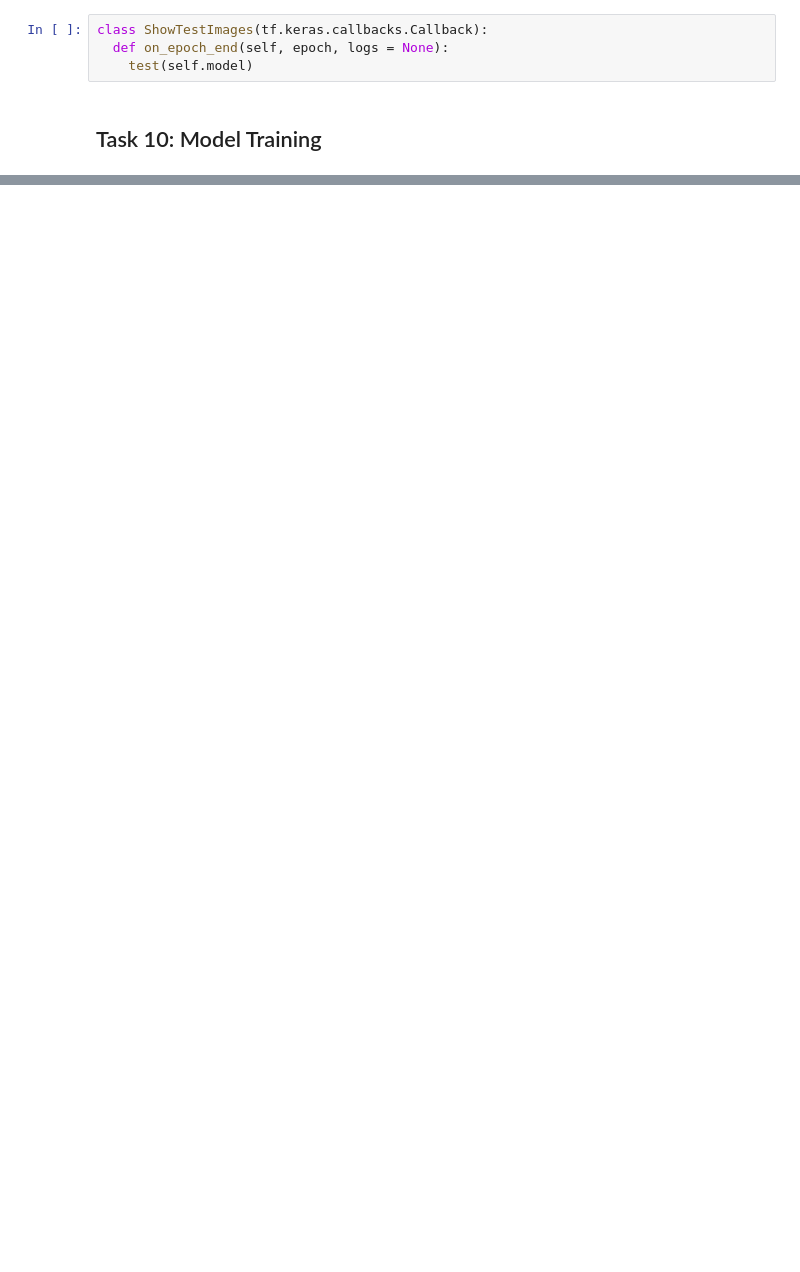
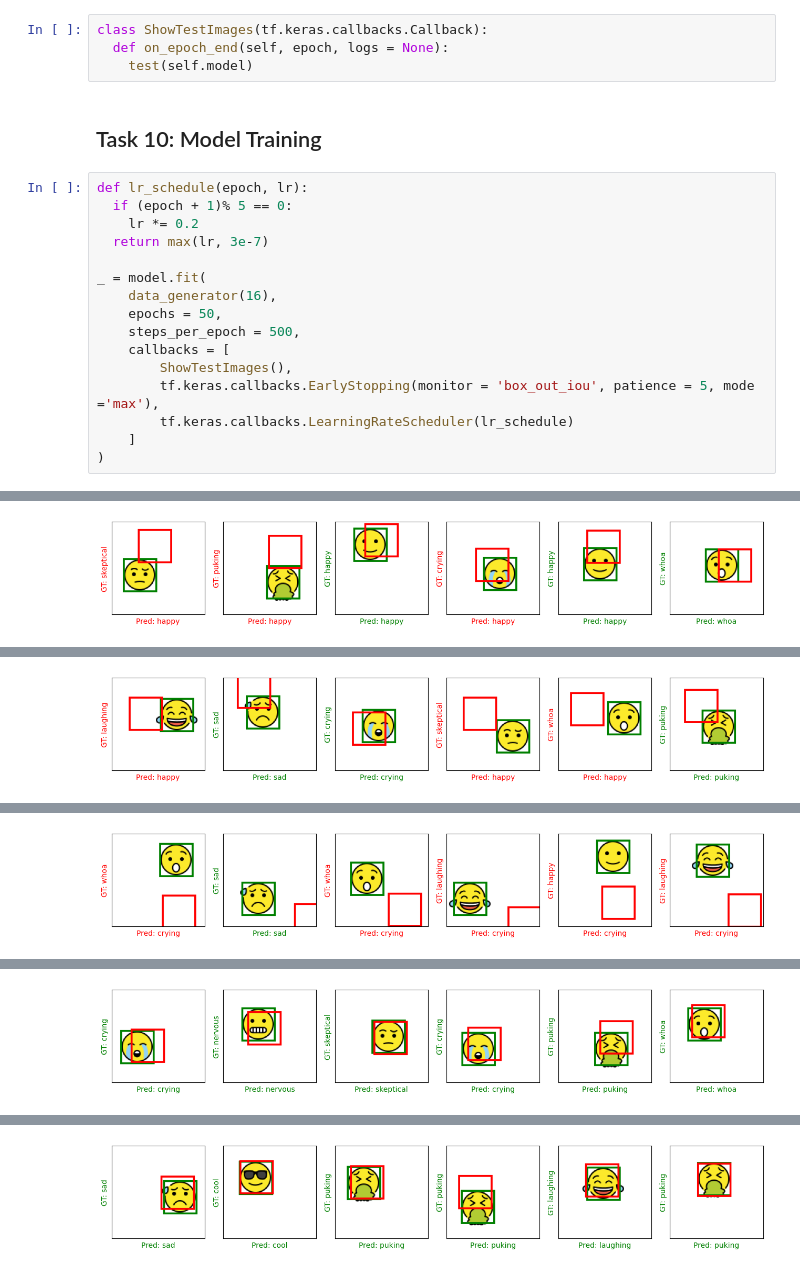
Before and after one commit to Shawon046/Object-Localization-with-TensorFlow, a Jupyter notebook: Object_Localization_with_TensorFlow.ipynb, the cells around one changed output, grey strips where cells are left out. Cells and saved outputs as stored; diff of their text form; blank space fills up the shorter version.

Commit message:
Train model

```diff
--- a/Object_Localization_with_TensorFlow.ipynb
+++ b/Object_Localization_with_TensorFlow.ipynb
@@ -334,3 +332,20 @@ class ShowTestImages(tf.keras.callbacks.Callback):
     test(self.model)
 # %% [markdown]
 ## Task 10: Model Training
+# %%
+def lr_schedule(epoch, lr):
+  if (epoch + 1)% 5 == 0:
+    lr *= 0.2
+  return max(lr, 3e-7)
+
+_ = model.fit(
+    data_generator(16),
+    epochs = 50,
+    steps_per_epoch = 500,
+    callbacks = [
+        ShowTestImages(),
+        tf.keras.callbacks.EarlyStopping(monitor = 'box_out_iou', patience = 5, mode ='max'),
+        tf.keras.callbacks.LearningRateScheduler(lr_schedule)
+    ]
+)
+# %% [output]
@@ -336,0 +359 @@ class ShowTestImages(tf.keras.callbacks.Callback):
+[figure, added]
@@ -336,0 +368 @@ class ShowTestImages(tf.keras.callbacks.Callback):
+[figure, added]
@@ -336,0 +377 @@ class ShowTestImages(tf.keras.callbacks.Callback):
+[figure, added]
@@ -336,0 +386 @@ class ShowTestImages(tf.keras.callbacks.Callback):
+[figure, added]
@@ -336,0 +395 @@ class ShowTestImages(tf.keras.callbacks.Callback):
+[figure, added]
```
Also changed, not shown: parts of 7 cells of this notebook.
